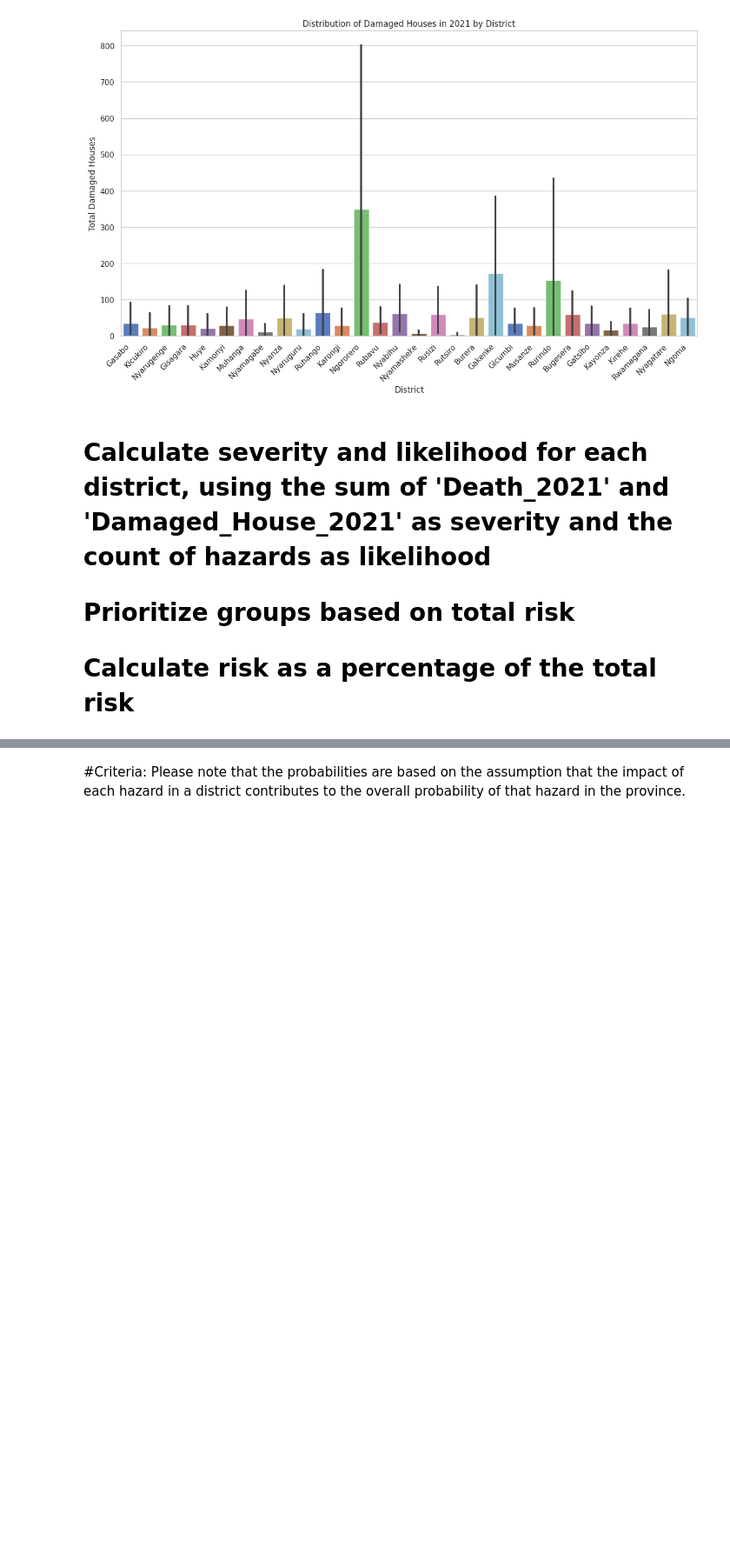
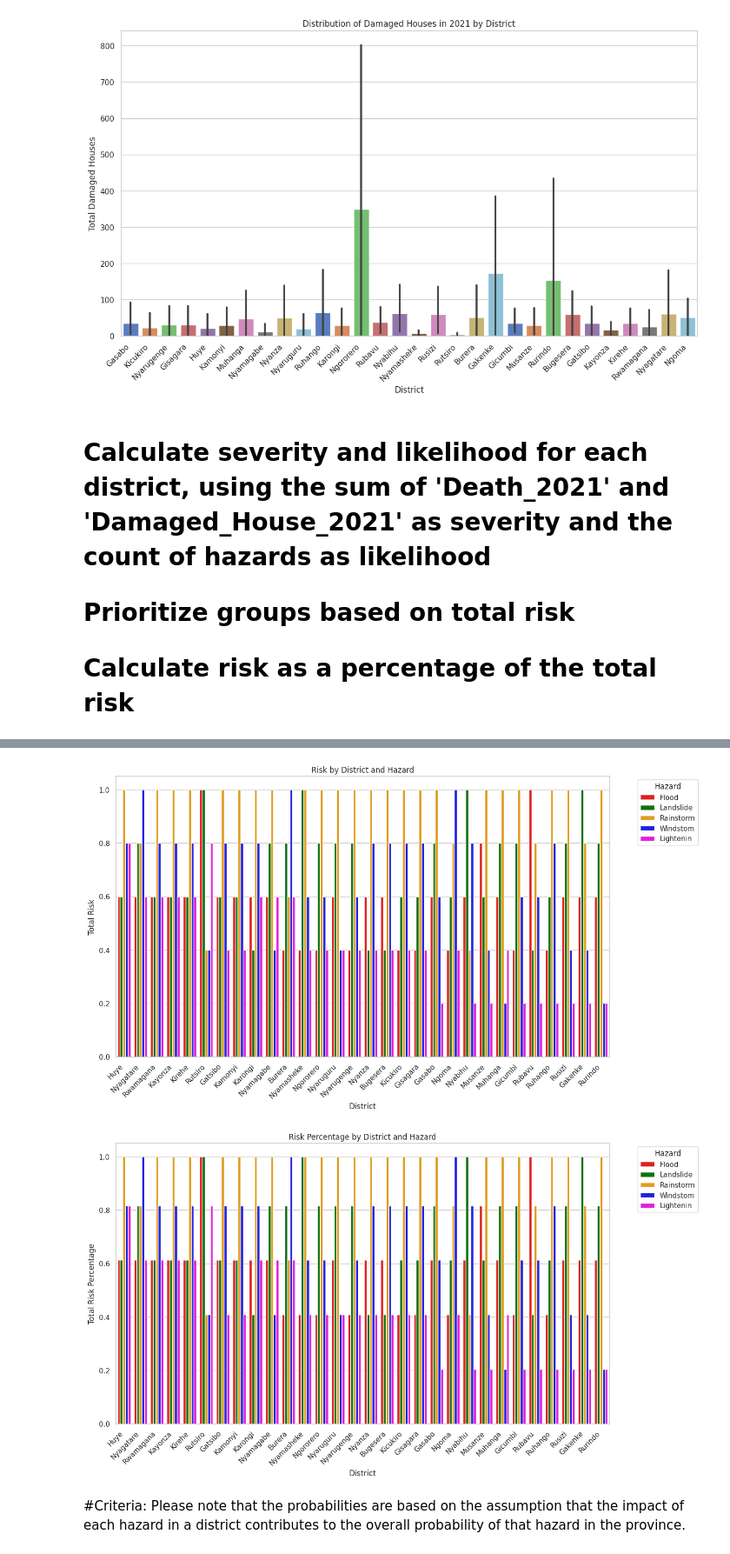
Before and after one commit to InezaRW/InezaRW, a Jupyter notebook: Multi_Hazard_Rwanda_2021.ipynb, the cells around one changed output, grey strips where cells are left out. Shown at 87% size. Drawn from its saved outputs; the diff is of its cells as text; code cells hidden in the pictures; blank space fills up the shorter version.

```diff
--- a/Multi_Hazard_Rwanda_2021.ipynb
+++ b/Multi_Hazard_Rwanda_2021.ipynb
@@ -248,0 +161,73 @@ Calculated Severity and Likelihood:
+# %%
+# Calculate probability of each hazard in each district
+df['Probability'] = df.groupby(['District', 'Hazard'])['Hazard'].transform('count') / df.groupby('District')['Hazard'].transform('count')
+
+# Calculate normalized likelihood based on hazard counts in each district
+df['Likelihood'] = df.groupby(['District', 'Hazard'])['Hazard'].transform('count') / df.groupby('District')['Hazard'].transform('count').max()
+
+# Calculate severity based on impact compared to others in the same district
+severity_conditions = [
+    (df['Death_2021'] + df['Damaged_House_2021'] >= df.groupby('District')['Death_2021', 'Damaged_House_2021'].transform(lambda x: x.quantile(0.8)).sum(axis=1)),
+    (df['Death_2021'] + df['Damaged_House_2021'] >= df.groupby('District')['Death_2021', 'Damaged_House_2021'].transform(lambda x: x.quantile(0.6)).sum(axis=1)),
+    (df['Death_2021'] + df['Damaged_House_2021'] >= df.groupby('District')['Death_2021', 'Damaged_House_2021'].transform(lambda x: x.quantile(0.4)).sum(axis=1)),
+    (df['Death_2021'] + df['Damaged_House_2021'] >= df.groupby('District')['Death_2021', 'Damaged_House_2021'].transform(lambda x: x.quantile(0.2)).sum(axis=1)),
+    (df['Death_2021'] + df['Damaged_House_2021'] < df.groupby('District')['Death_2021', 'Damaged_House_2021'].transform(lambda x: x.quantile(0.2)).sum(axis=1))
+]
+
+severity_values = [5, 4, 3, 2, 1]
+
+df['Severity'] = np.select(severity_conditions, severity_values)
+
+# Calculate risk as the product of severity and likelihood
+df['Risk'] = df['Severity'] * df['Likelihood']
+
+# Prioritize groups based on total risk
+group_prioritization = df.groupby('Hazard')['Risk'].sum().sort_values(ascending=False).index
+
+# Display the calculated values
+print("\nCalculated Values:")
+print(df[['District', 'Hazard', 'Probability', 'Likelihood', 'Severity', 'Risk']])
+
+# Display the prioritized groups
+print("\nPrioritized Groups:")
+print(group_prioritization)
+
+# Calculate risk as a percentage of the total risk
+df['Risk_Percentage'] = (df['Risk'] / df['Risk'].sum()) * 100
+
+# Round 'Risk_Percentage' to 1 if it's greater than 1
+df['Risk_Percentage'] = df['Risk_Percentage'].clip(upper=1)
+
+# Display the calculated risk percentage
+print("\nCalculated Risk Percentage:")
+print(df[['District', 'Hazard', 'Risk_Percentage']])
+
+# Custom color palette
+custom_palette = {'Flood': 'red', 'Landslide': 'green', 'Rainstorm': 'orange', 'Windstom': 'blue', 'Lightenin': 'magenta'}
+
+# Plotting with custom colors
+plt.figure(figsize=(14, 8))
+sns.barplot(x='District', y='Risk', hue='Hazard', data=df, palette=custom_palette, order=df.groupby('District')['Risk'].sum().sort_values(ascending=False).index)
+plt.title('Risk by District and Hazard')
+plt.xlabel('District')
+plt.ylabel('Total Risk')
+plt.legend(title='Hazard', bbox_to_anchor=(1.05, 1), loc='upper left')
+
+# Rotate x-axis labels for better readability
+plt.xticks(rotation=45, ha='right')
+
+plt.show()
+
+# Plotting with custom colors
+plt.figure(figsize=(14, 8))
+sns.barplot(x='District', y='Risk_Percentage', hue='Hazard', data=df, palette=custom_palette, order=df.groupby('District')['Risk'].sum().sort_values(ascending=False).index)
+plt.title('Risk Percentage by District and Hazard')
+plt.xlabel('District')
+plt.ylabel('Total Risk Percentage')
+plt.legend(title='Hazard', bbox_to_anchor=(1.05, 1), loc='upper left')
+
+# Rotate x-axis labels for better readability
+plt.xticks(rotation=45, ha='right')
+
+plt.show()
+# %% [output]
@@ -249,3 +251,5 @@ Calculated Severity and Likelihood:
+[figure, added]
+[figure, added]
 # %% [markdown]
 #Criteria: Please note that the probabilities are based on the assumption that the impact of each hazard in a district contributes to the overall probability of that hazard in the province.
 # %%
```
Also changed, not shown: parts of 8 cells of this notebook.
